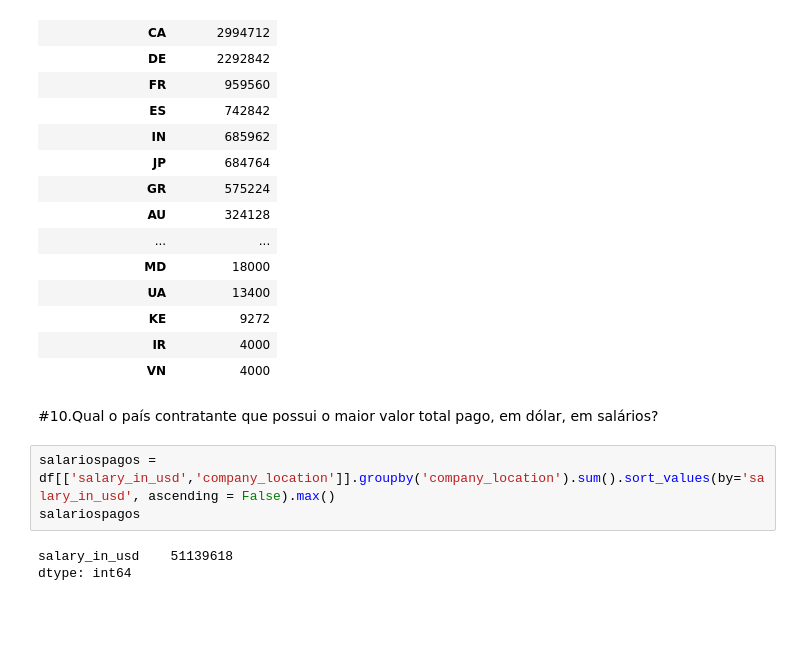
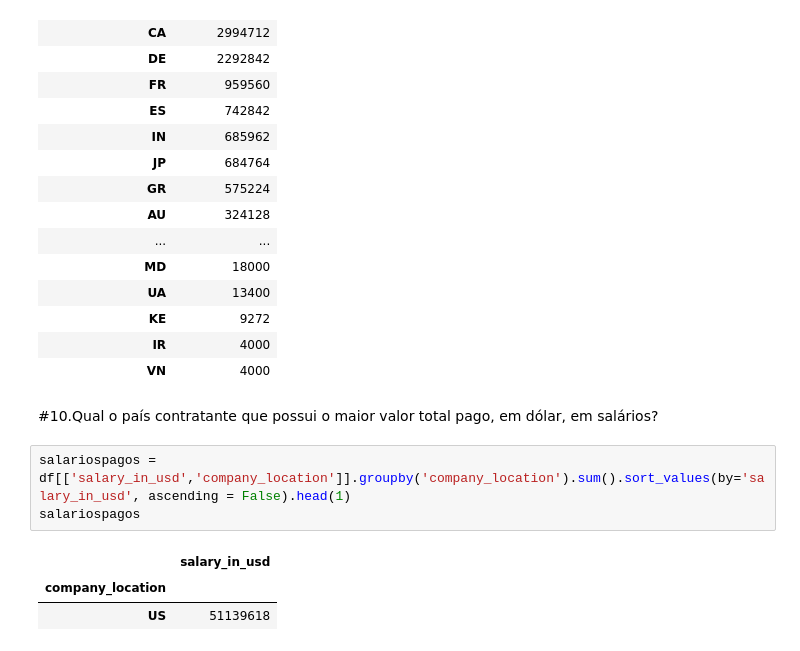
Before and after one commit to taciomattos/taciomattos, a Jupyter notebook: Code/Analise_de_dados_panda.ipynb, the cells around one changed output. Cells and saved outputs as stored; diff of their text form; blank space fills up the shorter version.

```diff
--- a/Code/Analise_de_dados_panda.ipynb
+++ b/Code/Analise_de_dados_panda.ipynb
@@ -145,8 +145,9 @@ salariospagos
 # %% [markdown]
 #10.Qual o país contratante que possui o maior valor total pago, em dólar, em salários?
 # %%
-salariospagos = df[['salary_in_usd','company_location']].groupby('company_location').sum().sort_values(by='salary_in_usd', ascending = False).max()
+salariospagos = df[['salary_in_usd','company_location']].groupby('company_location').sum().sort_values(by='salary_in_usd', ascending = False).head(1)
 salariospagos
 # %% [output]
-salary_in_usd    51139618
-dtype: int64
+|  | salary_in_usd |
+| company_location |  |
+| US | 51139618 |
```
